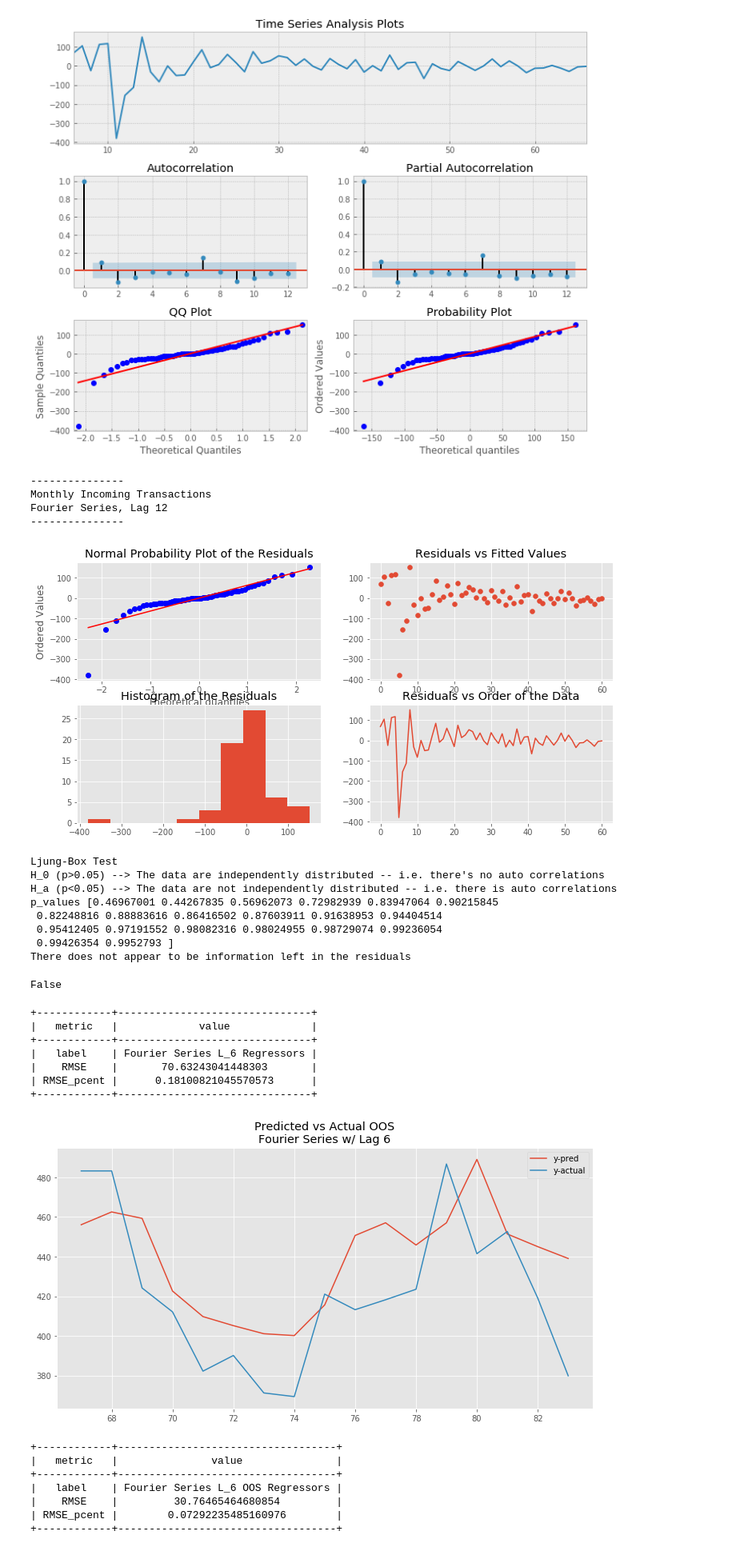
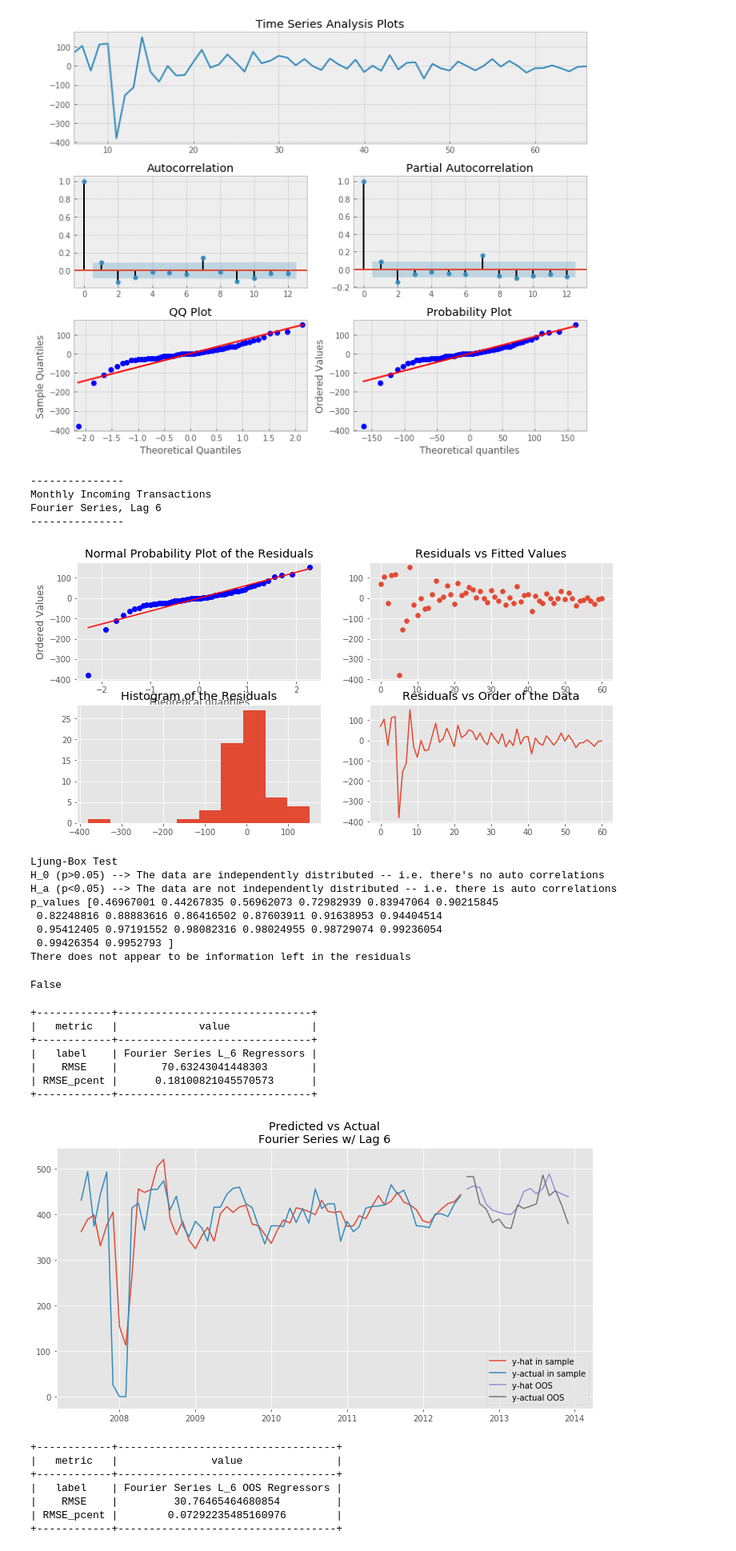
Before and after one commit to harizhisham/amarcord-1, a Jupyter notebook: local_amarcord_data_dd.ipynb, the cells around one changed output. Shown at 80% size. Saved outputs shown, nothing was run; the diff lists cells and outputs as text; code cells hidden in the pictures.

```diff
--- a/local_amarcord_data_dd.ipynb
+++ b/local_amarcord_data_dd.ipynb
@@ -679,12 +702,12 @@ We fail to reject the Null Hypothesis (H0) -- the time series has a unit root an
 N_in = list(range(len(y_train[6:])))
 y_hat = results.predict(X_train.iloc[6:,[0,1,4,5,6]])
 
-print('---------------\n%s\n---------------' % ('Monthly Incoming Transactions\nFourier Series, Lag 12'))
+print('---------------\n%s\n---------------' % ('Monthly Incoming Transactions\nFourier Series, Lag 6'))
 testing.eval_plot(N_in, y_train[6:], y_hat)
 # %% [output]
 ---------------
 Monthly Incoming Transactions
-Fourier Series, Lag 12
+Fourier Series, Lag 6
 ---------------
 [figure]
 Ljung-Box Test
@@ -709,13 +732,15 @@ perf_in['monthly_incoming_L6'] = testing.measure_error(y_train[6:], y_hat, label
 # %%
 Y_pred = results.predict(X_test.iloc[:,[0,1,4,5,6]])
 
-plt.plot(Y_pred, label = 'y-pred')
-plt.plot(np.array(Y_pred.index), y_test, label = 'y-actual')
-plt.title('Predicted vs Actual OOS\nFourier Series w/ Lag 6')
+plt.plot(list(monthly_ts[6:len(y_train)].index), y_hat, label = 'y-hat in sample')
+plt.plot(list(monthly_ts[6:len(y_train)].index), y_train[6:], label = 'y-actual in sample')
+plt.plot(list(monthly_ts[len(y_train):].index),Y_pred, label = 'y-hat OOS')
+plt.plot(list(monthly_ts[len(y_train):].index), y_test, label = 'y-actual OOS')
+plt.title('Predicted vs Actual\nFourier Series w/ Lag 6')
 plt.legend()
 plt.show()
 # %% [output]
-[figure, old version]
+[figure, new version]
 # %%
 perf_out['monthly_incoming_L6'] = testing.measure_error(y_test, Y_pred, label='Fourier Series L_6 OOS Regressors')
 # %% [output]
```
Also changed, not shown: parts of 91 cells of this notebook, 1 other file.
